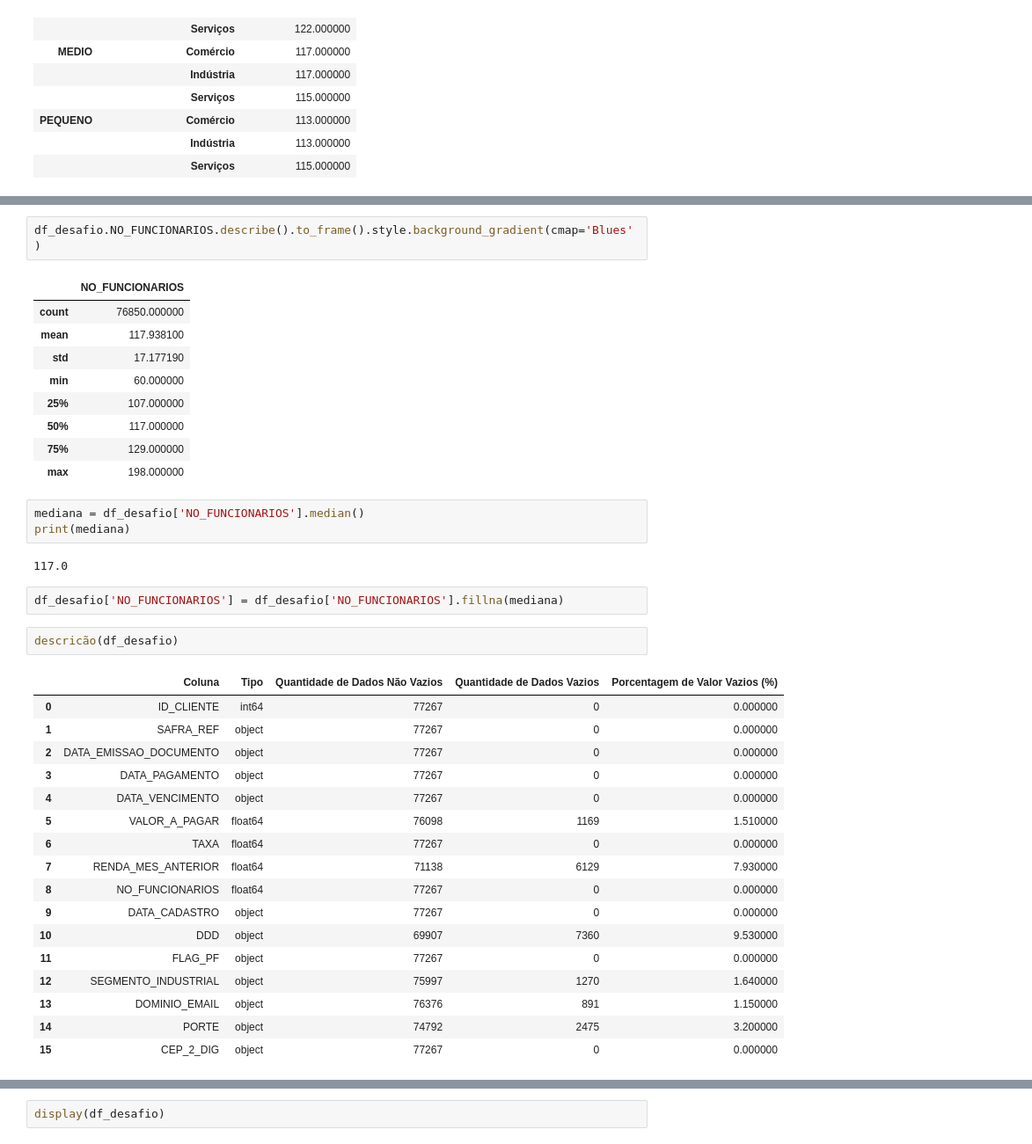
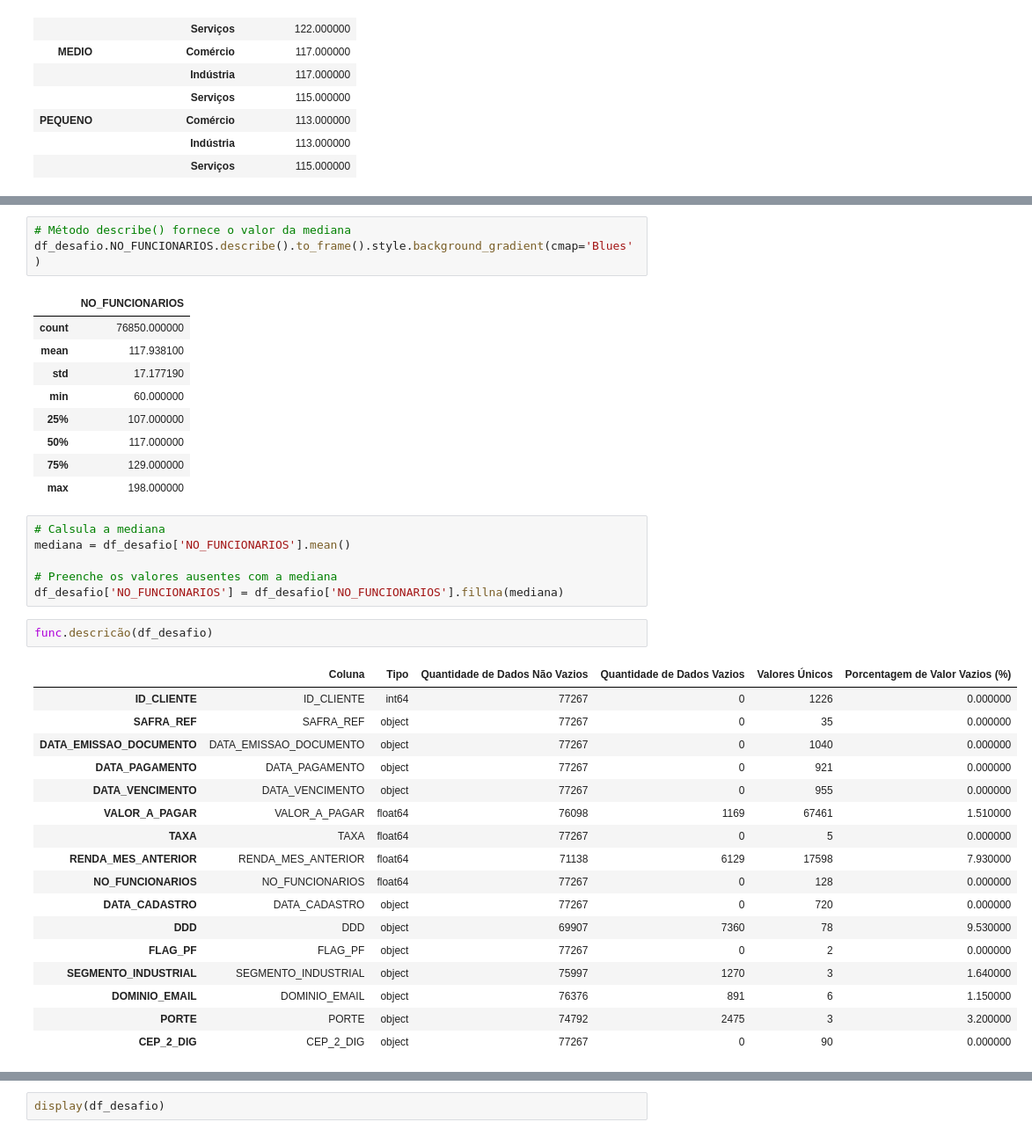
Before and after one commit to rrafahenrique/Modelo-Preditivo-Inadimplencia, a Jupyter notebook: DESAFIO - PARTE I.ipynb, the cells around one changed output, grey strips where cells are left out. Shown at 88% size. Cells and saved outputs as stored; diff of their text form.

```diff
--- a/DESAFIO - PARTE I.ipynb
+++ b/DESAFIO - PARTE I.ipynb
@@ -330,4 +270,5 @@ Os valores que continuaram vazios, irei completar com a mediana
 # %%
+# Método describe() fornece o valor da mediana
 df_desafio.NO_FUNCIONARIOS.describe().to_frame().style.background_gradient(cmap='Blues')
 # %% [output]
 |  | NO_FUNCIONARIOS |
@@ -339,31 +280,30 @@ df_desafio.NO_FUNCIONARIOS.describe().to_frame().style.background_gradient(cmap=
 | 50% | 117.000000 |
 | 75% | 129.000000 |
 | max | 198.000000 |
-# %%
-mediana = df_desafio['NO_FUNCIONARIOS'].median()
-print(mediana)
-# %% [output]
-117.0
-# %%
-df_desafio['NO_FUNCIONARIOS'] = df_desafio['NO_FUNCIONARIOS'].fillna(mediana)
+# %%
+# Calsula a mediana
+mediana = df_desafio['NO_FUNCIONARIOS'].mean()
+
+# Preenche os valores ausentes com a mediana
+df_desafio['NO_FUNCIONARIOS'] = df_desafio['NO_FUNCIONARIOS'].fillna(mediana)
 # %%
-descricão(df_desafio)
+func.descricão(df_desafio)
 # %% [output]
-|  | Coluna | Tipo | Quantidade de Dados Não Vazios | Quantidade de Dados Vazios | Porcentagem de Valor Vazios (%) |
-| 0 | ID_CLIENTE | int64 | 77267 | 0 | 0.000000 |
-| 1 | SAFRA_REF | object | 77267 | 0 | 0.000000 |
-| 2 | DATA_EMISSAO_DOCUMENTO | object | 77267 | 0 | 0.000000 |
-| 3 | DATA_PAGAMENTO | object | 77267 | 0 | 0.000000 |
-| 4 | DATA_VENCIMENTO | object | 77267 | 0 | 0.000000 |
-| 5 | VALOR_A_PAGAR | float64 | 76098 | 1169 | 1.510000 |
-| 6 | TAXA | float64 | 77267 | 0 | 0.000000 |
-| 7 | RENDA_MES_ANTERIOR | float64 | 71138 | 6129 | 7.930000 |
-| 8 | NO_FUNCIONARIOS | float64 | 77267 | 0 | 0.000000 |
-| 9 | DATA_CADASTRO | object | 77267 | 0 | 0.000000 |
-| 10 | DDD | object | 69907 | 7360 | 9.530000 |
-| 11 | FLAG_PF | object | 77267 | 0 | 0.000000 |
-| 12 | SEGMENTO_INDUSTRIAL | object | 75997 | 1270 | 1.640000 |
-| 13 | DOMINIO_EMAIL | object | 76376 | 891 | 1.150000 |
-| 14 | PORTE | object | 74792 | 2475 | 3.200000 |
-| 15 | CEP_2_DIG | object | 77267 | 0 | 0.000000 |
+|  | Coluna | Tipo | Quantidade de Dados Não Vazios | Quantidade de Dados Vazios | Valores Únicos | Porcentagem de Valor Vazios (%) |
+| ID_CLIENTE | ID_CLIENTE | int64 | 77267 | 0 | 1226 | 0.000000 |
+| SAFRA_REF | SAFRA_REF | object | 77267 | 0 | 35 | 0.000000 |
+| DATA_EMISSAO_DOCUMENTO | DATA_EMISSAO_DOCUMENTO | object | 77267 | 0 | 1040 | 0.000000 |
+| DATA_PAGAMENTO | DATA_PAGAMENTO | object | 77267 | 0 | 921 | 0.000000 |
+| DATA_VENCIMENTO | DATA_VENCIMENTO | object | 77267 | 0 | 955 | 0.000000 |
+| VALOR_A_PAGAR | VALOR_A_PAGAR | float64 | 76098 | 1169 | 67461 | 1.510000 |
+| TAXA | TAXA | float64 | 77267 | 0 | 5 | 0.000000 |
+| RENDA_MES_ANTERIOR | RENDA_MES_ANTERIOR | float64 | 71138 | 6129 | 17598 | 7.930000 |
+| NO_FUNCIONARIOS | NO_FUNCIONARIOS | float64 | 77267 | 0 | 128 | 0.000000 |
+| DATA_CADASTRO | DATA_CADASTRO | object | 77267 | 0 | 720 | 0.000000 |
+| DDD | DDD | object | 69907 | 7360 | 78 | 9.530000 |
+| FLAG_PF | FLAG_PF | object | 77267 | 0 | 2 | 0.000000 |
+| SEGMENTO_INDUSTRIAL | SEGMENTO_INDUSTRIAL | object | 75997 | 1270 | 3 | 1.640000 |
+| DOMINIO_EMAIL | DOMINIO_EMAIL | object | 76376 | 891 | 6 | 1.150000 |
+| PORTE | PORTE | object | 74792 | 2475 | 3 | 3.200000 |
+| CEP_2_DIG | CEP_2_DIG | object | 77267 | 0 | 90 | 0.000000 |
 # %% [markdown]
```
Also changed, not shown: parts of 65 cells of this notebook, 12 other files.
